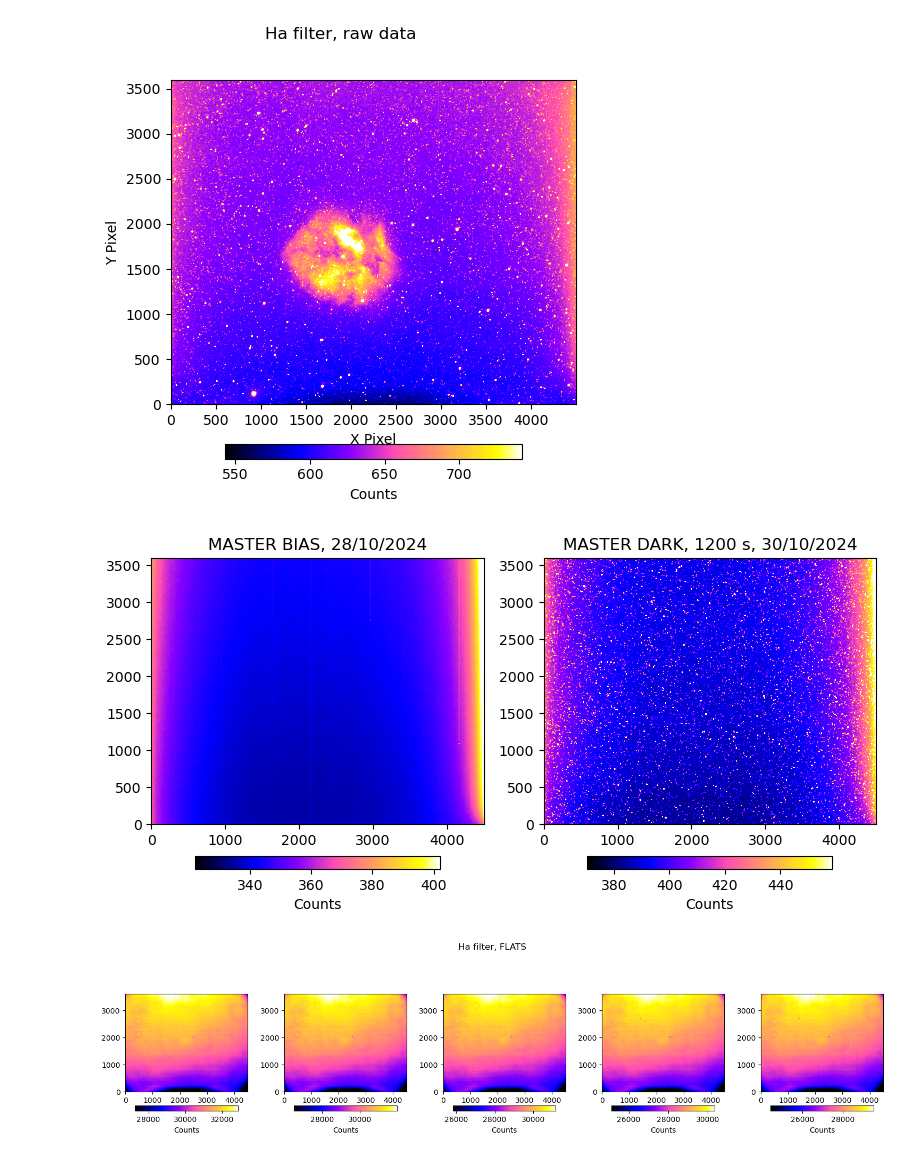
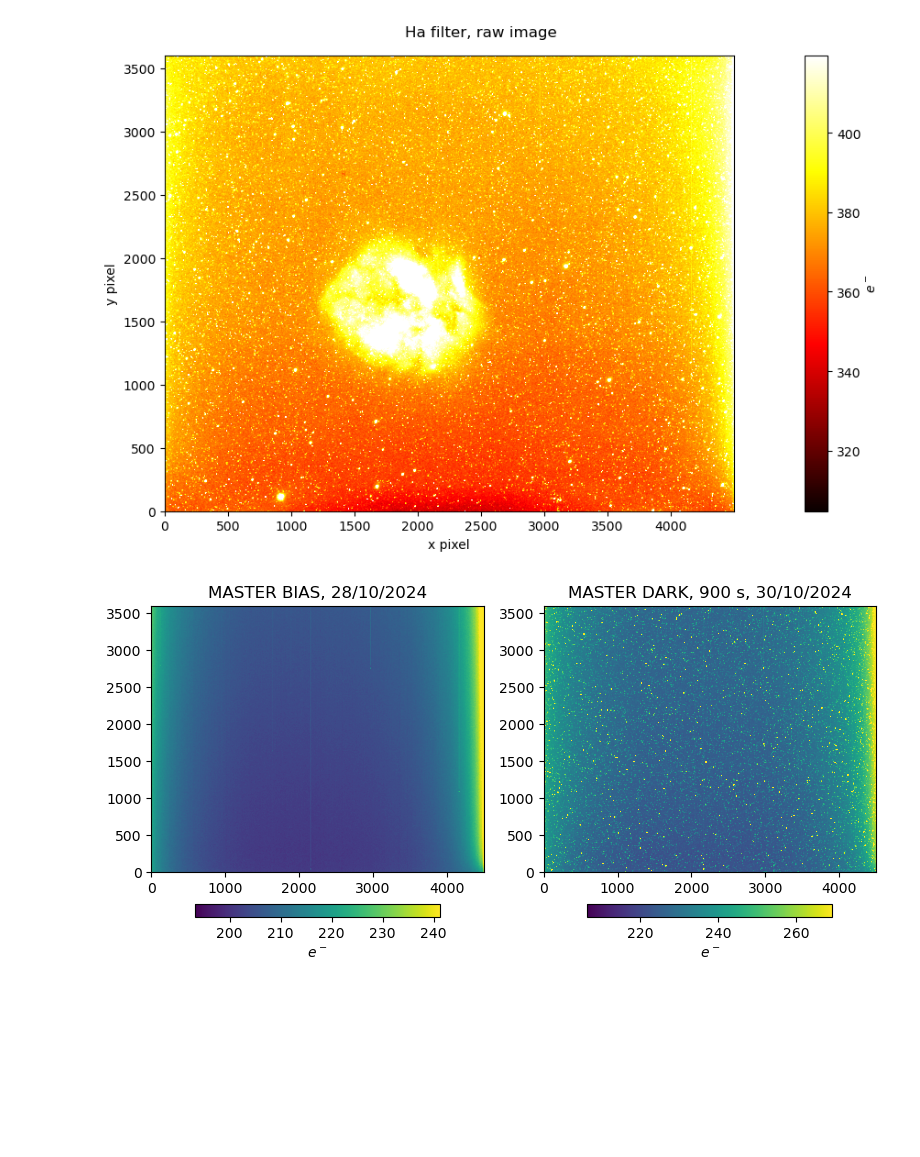
Before and after one commit to robertoinfurna/lab_TOBI_telescope, a Jupyter notebook: Ha_filter.ipynb, the cells around one changed output. Saved outputs shown, nothing was run; the diff lists cells and outputs as text; code cells hidden in the pictures; blank space fills up the shorter version.

Commit message:
Ha Hb filters done

```diff
--- a/Ha_filter.ipynb
+++ b/Ha_filter.ipynb
@@ -28,11 +47,9 @@ file_path = ['data/data_Ha_filter_30_10_24/IC5146_Ha_000.fit']
 # %%
 # Open the FITS file
+from astropy.io import fits
 
-Ha_filter_RAW = []
-
-for f_p in file_path:
-
-    with fits.open(f_p) as hdul:
-        #hdul.info()                        # Display information about the FITS file contents
-
-        Ha_filter_RAW.append(hdul[0].data)   # Access the primary data (assuming image is in the primary HDU)
+with fits.open('data/data_Ha_filter_30_10_24/IC5146_Ha_000.fit') as hdul:
+    #hdul.info()                         # Display information about the FITS file contents
+    print(hdul[0].header)
+    exp_time = hdul[0].header['EXPTIME']
+    frame_obj = hdul[0].data           # Access the primary data (assuming image is in the primary HDU)
@@ -39,26 +71,34 @@ for f_p in file_path:
+# %%
+# Convert from ADU to electrons
+
+gain_factor = 0.6
+
+frame_obj = frame_obj * gain_factor
 # %%
 # Display RAW IMAGES
+import numpy as np
+from matplotlib import pyplot as plt
 
-fig, ax = plt.subplots(figsize=(5, 5))  # ax is a single AxesSubplot when only one subplot is created
-fig.suptitle("Ha filter, raw data")
+fig, ax = plt.subplots(figsize=(9, 6))  # ax is a single AxesSubplot when only one subplot is created
+fig.suptitle("Ha filter, raw image")
 
 # Single subplot, so no need to iterate
-im = ax.imshow(Ha_filter_RAW[0], clim=np.quantile(Ha_filter_RAW[0], [0.01, 0.99]), cmap='gnuplot2', origin='lower')
-plt.colorbar(im, ax=ax, location='bottom', fraction=0.0375, pad=0.1, label="Counts")  # Attach colorbar to the single subplot
-ax.set(xlabel="X Pixel", ylabel="Y Pixel")  # Set labels for the single axis
+im = ax.imshow(frame_obj, clim=np.quantile(frame_obj[0], [0.005, 0.995]), cmap='hot', origin='lower')
+plt.colorbar(im, ax=ax, location='right', fraction=0.0375, pad=0.1, label="$e^-$")  # Attach colorbar to the single subplot
+ax.set(xlabel="x pixel", ylabel="y pixel")  # Set labels for the single axis
 
 plt.tight_layout()
 plt.show()
 # %% [output]
-[figure, old version]
+[figure, new version]
 # %%
-### MASTER BIAS and DARK
+# MASTER BIAS and DARK
 
-with fits.open('master_bias.fit') as hdul:
+with fits.open('data/master_bias.fit') as hdul:
     #hdul.info()                # Display information about the FITS file contents
     master_bias = hdul[0].data  # Access the primary data (assuming image is in the primary HDU)
 
-with fits.open('master_dark.fit') as hdul:
+with fits.open('data/master_dark_900.fit') as hdul:
     #hdul.info()                # Display information about the FITS file contents
     master_dark = hdul[0].data  # Access the primary data (assuming image is in the primary HDU)
 
@@ -66,21 +106,19 @@ with fits.open('master_dark.fit') as hdul:
 
 fig, ax = plt.subplots(1,2,figsize=(8,4))
 
-im1 = ax[0].imshow(master_bias, clim=np.quantile(master_bias, [0.01, 0.99]), cmap='gnuplot2', origin='lower')  # Use clim to scale the image based on the 1st and 99th quantiles
-plt.colorbar(im1, ax=ax[0], location='bottom', fraction=0.0375, pad=0.1, label="Counts")  # Make sure to use the `im` object for colorbar
+im1 = ax[0].imshow(master_bias, clim=np.quantile(master_bias, [0.01, 0.99]), cmap='viridis', origin='lower')
+plt.colorbar(im1, ax=ax[0], location='bottom', fraction=0.0375, pad=0.1, label="$e^-$")
 ax[0].set_title("MASTER BIAS, 28/10/2024")
-#ax[i].set(xlabel="X Pixel",ylabel="Y Pixel")
 
-im2 = ax[1].imshow(master_dark, clim=np.quantile(master_dark, [0.01, 0.99]), cmap='gnuplot2', origin='lower')  # Use clim to scale the image based on the 1st and 99th quantiles
-plt.colorbar(im2, ax=ax[1], location='bottom', fraction=0.0375, pad=0.1, label="Counts")  # Make sure to use the `im` object for colorbar
-ax[1].set_title("MASTER DARK, 1200 s, 30/10/2024")
-#ax[i].set(xlabel="X Pixel",ylabel="Y Pixel")
+im2 = ax[1].imshow(master_dark, clim=np.quantile(master_dark, [0.01, 0.99]), cmap='viridis', origin='lower')
+plt.colorbar(im2, ax=ax[1], location='bottom', fraction=0.0375, pad=0.1, label="$e^-$")
+ax[1].set_title("MASTER DARK, 900 s, 30/10/2024")
 
 #plt.subplots_adjust(bottom=0.15)
 plt.tight_layout()
 plt.show()
 # %% [output]
-[figure, old version]
+[figure, new version]
 # %%
 # Path to the FITS files
 file_path = [f'data/flat_Ha_30_10_24/Calib_01{str(i).zfill(1)}flat_m20_Ha_4s.fit' for i in range(0,5)]
@@ -92,20 +130,3 @@ for f_p in file_path:
     with fits.open(f_p) as hdul:
         #hdul.info()    # Display information about the FITS file contents
         flat.append(hdul[0].data)  # Access the primary data (assuming image is in the primary HDU)
-
-fig, ax = plt.subplots(1,5,figsize=(15,4))
-fig.suptitle("Ha filter, FLATS")
-
-for i in range(5):
-
-            #plt.colorbar(fraction=0.0375, pad=0.02);
-
-    im = ax[i].imshow(flat[i], clim=np.quantile(flat[i], [0.01, 0.99]), cmap='gnuplot2', origin='lower')  # Use clim to scale the image based on the 1st and 99th quantiles
-    plt.colorbar(im, ax=ax[i], location='bottom', fraction=0.0375, pad=0.1, label="Counts")  # Make sure to use the `im` object for colorbar
-    #ax[i].set(xlabel="X Pixel",ylabel="Y Pixel")
-
-#plt.subplots_adjust(bottom=0.15)
-plt.tight_layout(rect=[0, 0.05, 1, 0.95])
-plt.show()
-# %% [output]
-[figure, removed]
```
Also changed, not shown: parts of 15 cells of this notebook.
